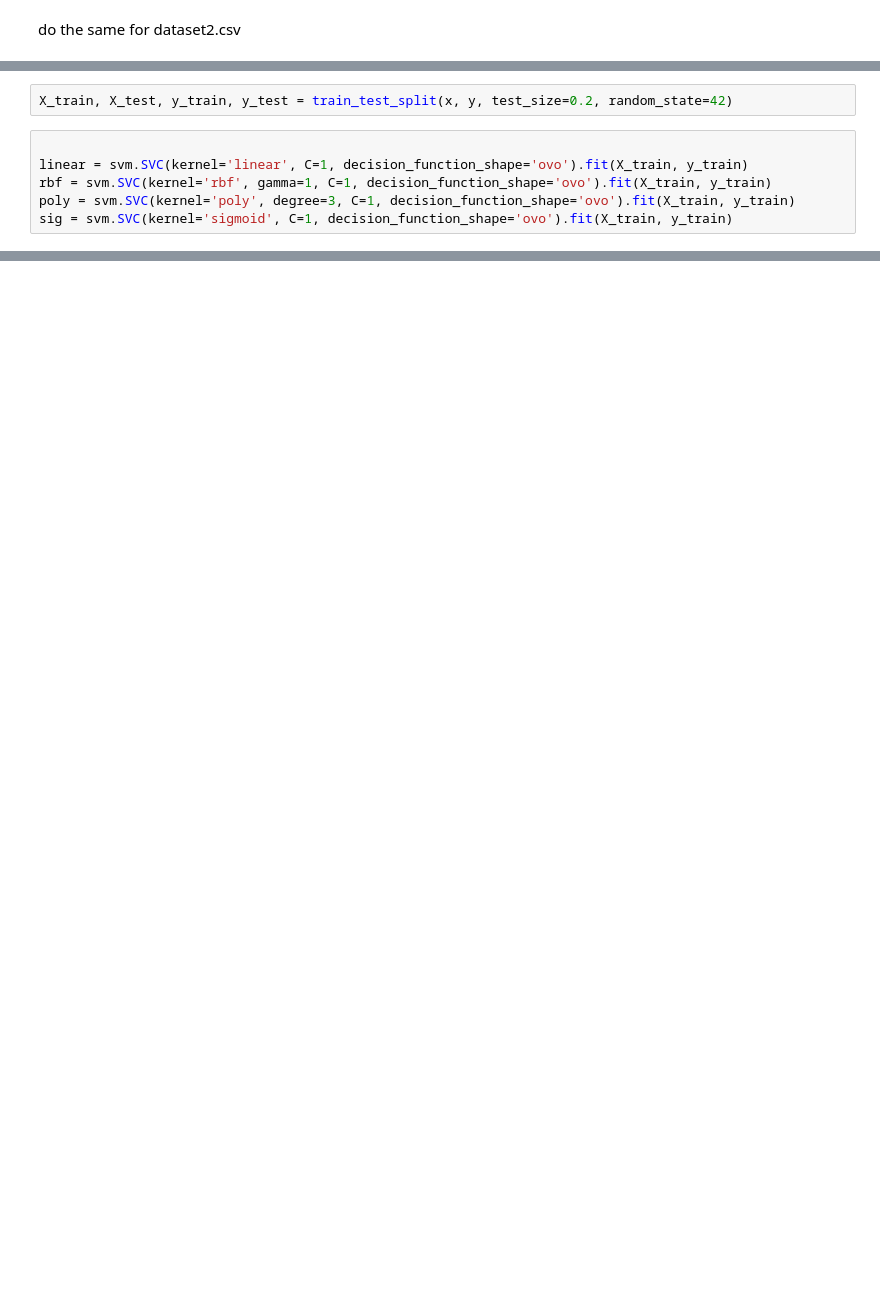
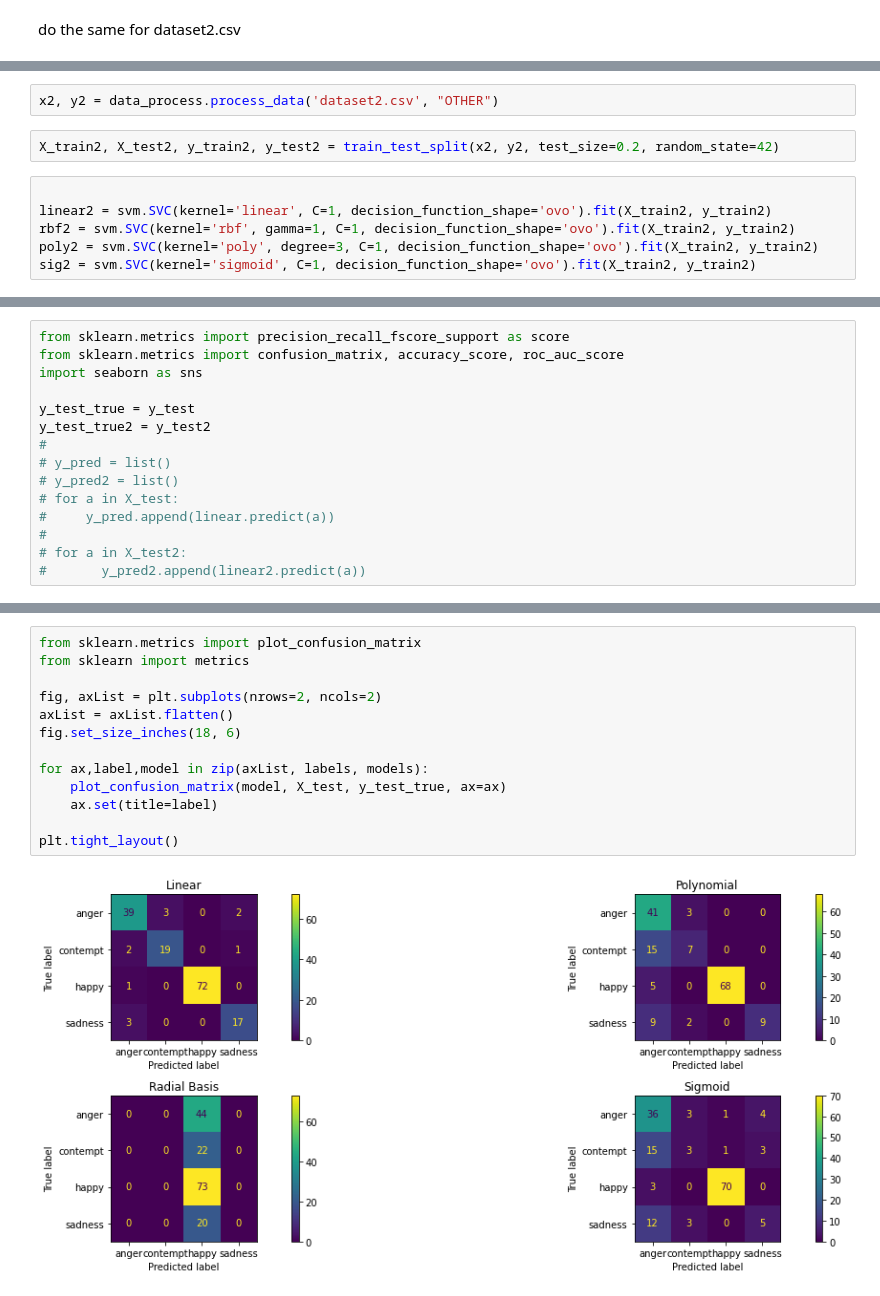
Before and after one commit to StevenW1999/MinorAI, a Jupyter notebook: SVM.ipynb, the cells around one changed output, grey strips where cells are left out. Saved outputs shown, nothing was run; the diff lists cells and outputs as text; blank space fills up the shorter version.

```diff
--- a/SVM.ipynb
+++ b/SVM.ipynb
@@ -77,8 +54,10 @@ y = df['emotion']
+# %%
+x2, y2 = data_process.process_data('dataset2.csv', "OTHER")
 # %%
-X_train, X_test, y_train, y_test = train_test_split(x, y, test_size=0.2, random_state=42)
+X_train2, X_test2, y_train2, y_test2 = train_test_split(x2, y2, test_size=0.2, random_state=42)
 # %%
 
-linear = svm.SVC(kernel='linear', C=1, decision_function_shape='ovo').fit(X_train, y_train)
-rbf = svm.SVC(kernel='rbf', gamma=1, C=1, decision_function_shape='ovo').fit(X_train, y_train)
-poly = svm.SVC(kernel='poly', degree=3, C=1, decision_function_shape='ovo').fit(X_train, y_train)
-sig = svm.SVC(kernel='sigmoid', C=1, decision_function_shape='ovo').fit(X_train, y_train)
+linear2 = svm.SVC(kernel='linear', C=1, decision_function_shape='ovo').fit(X_train2, y_train2)
+rbf2 = svm.SVC(kernel='rbf', gamma=1, C=1, decision_function_shape='ovo').fit(X_train2, y_train2)
+poly2 = svm.SVC(kernel='poly', degree=3, C=1, decision_function_shape='ovo').fit(X_train2, y_train2)
+sig2 = svm.SVC(kernel='sigmoid', C=1, decision_function_shape='ovo').fit(X_train2, y_train2)
@@ -104,0 +84,15 @@ Accuracy Sigmoid Kernel:  0.46875
+# %%
+from sklearn.metrics import precision_recall_fscore_support as score
+from sklearn.metrics import confusion_matrix, accuracy_score, roc_auc_score
+import seaborn as sns
+
+y_test_true = y_test
+y_test_true2 = y_test2
+#
+# y_pred = list()
+# y_pred2 = list()
+# for a in X_test:
+#     y_pred.append(linear.predict(a))
+#
+# for a in X_test2:
+#       y_pred2.append(linear2.predict(a))
@@ -104,0 +183,15 @@ Accuracy Sigmoid Kernel:  0.46875
+# %%
+from sklearn.metrics import plot_confusion_matrix
+from sklearn import metrics
+
+fig, axList = plt.subplots(nrows=2, ncols=2)
+axList = axList.flatten()
+fig.set_size_inches(18, 6)
+
+for ax,label,model in zip(axList, labels, models):
+    plot_confusion_matrix(model, X_test, y_test_true, ax=ax)
+    ax.set(title=label)
+
+plt.tight_layout()
+# %% [output]
+[figure, added]
```
Also changed, not shown: parts of 12 cells of this notebook, 15 other files.
